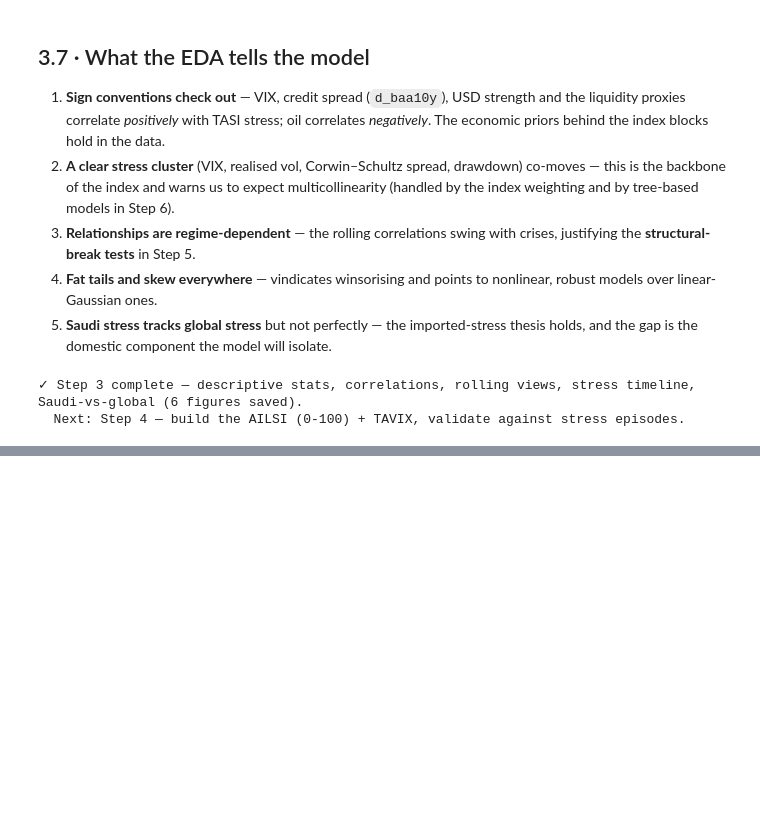
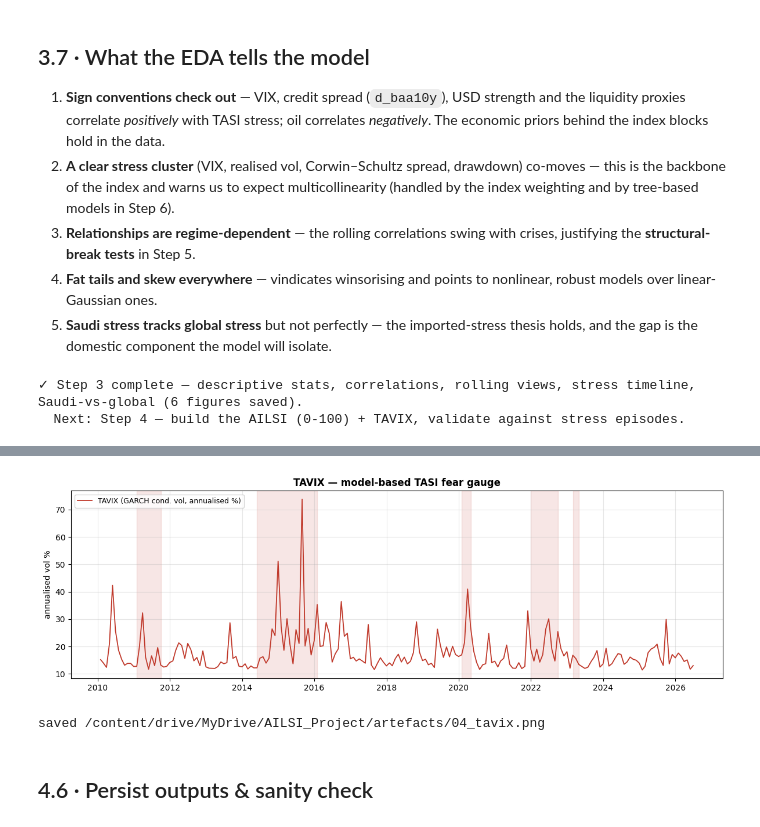
Before and after one commit to Muhfaden/ailsi-tasi, a Jupyter notebook: AILSI_Project.ipynb, the cells around one changed output, grey strips where cells are left out. Cells and saved outputs as stored; diff of their text form; code cells hidden in the pictures; blank space fills up the shorter version.

```diff
--- a/AILSI_Project.ipynb
+++ b/AILSI_Project.ipynb
@@ -982,0 +1222,18 @@ print("  Next: Step 4 — build the AILSI (0-100) + TAVIX, validate against stre
+# %%
+from arch import arch_model
+
+# Daily TASI returns on the Saudi calendar (from Step 2), in percent for GARCH stability.
+r_daily = (tasi_ret.dropna() * 100.0)
+garch = arch_model(r_daily, mean="Constant", vol="Garch", p=1, q=1, dist="t")
+gres = garch.fit(disp="off")
+
+# Conditional volatility (% daily) -> annualised TAVIX.
+tavix_daily = gres.conditional_volatility * np.sqrt(252)
+TAVIX = tavix_daily.resample("ME").last()
+M["tavix"] = TAVIX
+
+print(gres.summary().tables[1].as_text())
+print(f"\nTAVIX now: {TAVIX.iloc[-1]:.1f}%  | mean {TAVIX.mean():.1f}%  | peak {TAVIX.max():.1f}%")
+rho_tv = np.corrcoef(TAVIX.reindex(M.index).dropna(),
+                     M["tasi_rvol"].reindex(TAVIX.reindex(M.index).dropna().index))[0, 1]
+print(f"corr(TAVIX, realised vol) = {rho_tv:.2f}  (high, as expected — same object, forward-looking)")
@@ -982,0 +1250,15 @@ print("  Next: Step 4 — build the AILSI (0-100) + TAVIX, validate against stre
+# %%
+fig, ax = plt.subplots(figsize=(12, 4))
+ax.plot(TAVIX.index, TAVIX, color="#c0392b", lw=1.3, label="TAVIX (GARCH cond. vol, annualised %)")
+for s, e, lab in episodes:
+    ax.axvspan(pd.Timestamp(s), pd.Timestamp(e), color="#c0392b", alpha=0.12)
+ax.set_title("TAVIX — model-based TASI fear gauge", fontweight="bold")
+ax.set_ylabel("annualised vol %"); ax.legend(fontsize=9); ax.grid(alpha=0.3)
+fig.tight_layout(); fig.savefig(ARTEFACT_DIR / "04_tavix.png", dpi=120, bbox_inches="tight")
+plt.show()
+print("saved", ARTEFACT_DIR / "04_tavix.png")
+# %% [output]
+[figure, added]
+saved /content/drive/MyDrive/AILSI_Project/artefacts/04_tavix.png
+# %% [markdown]
+## 4.6 · Persist outputs & sanity check
```
Also changed, not shown: parts of 26 cells of this notebook.
